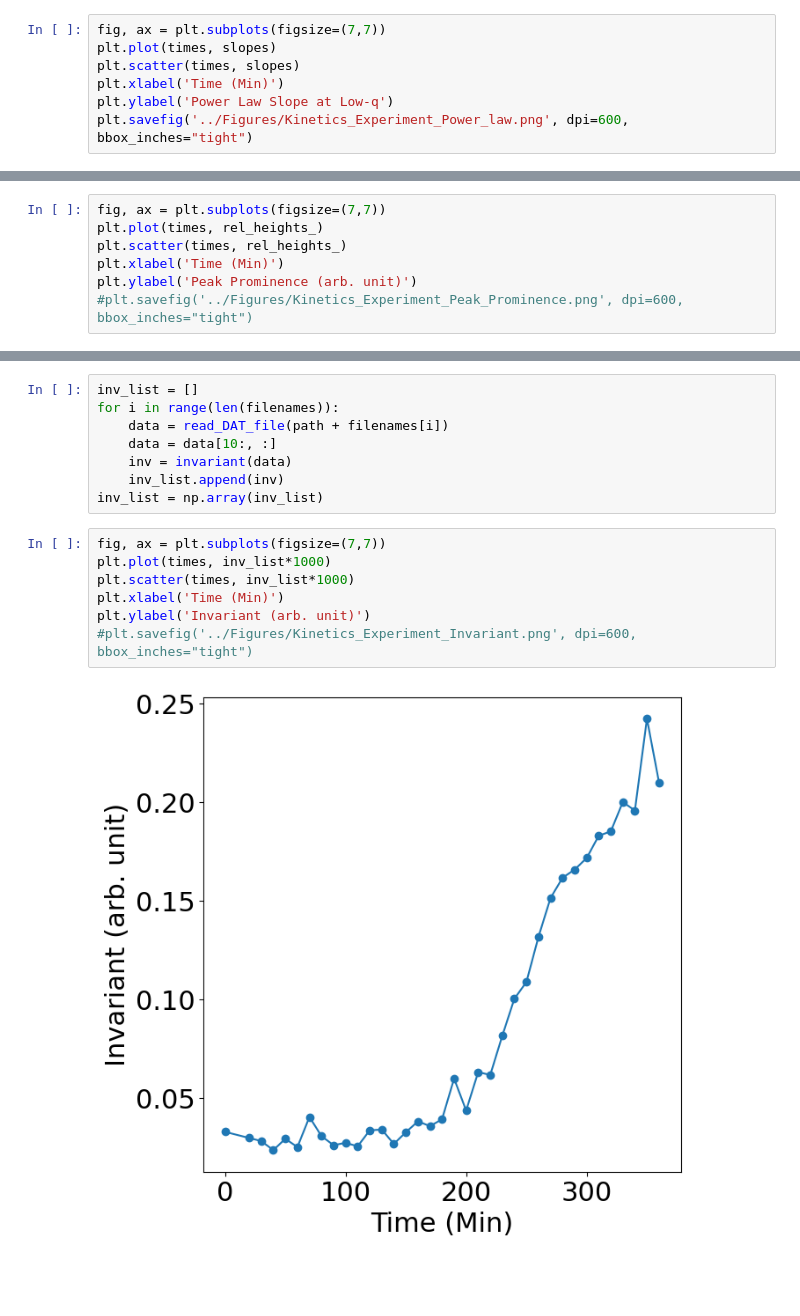
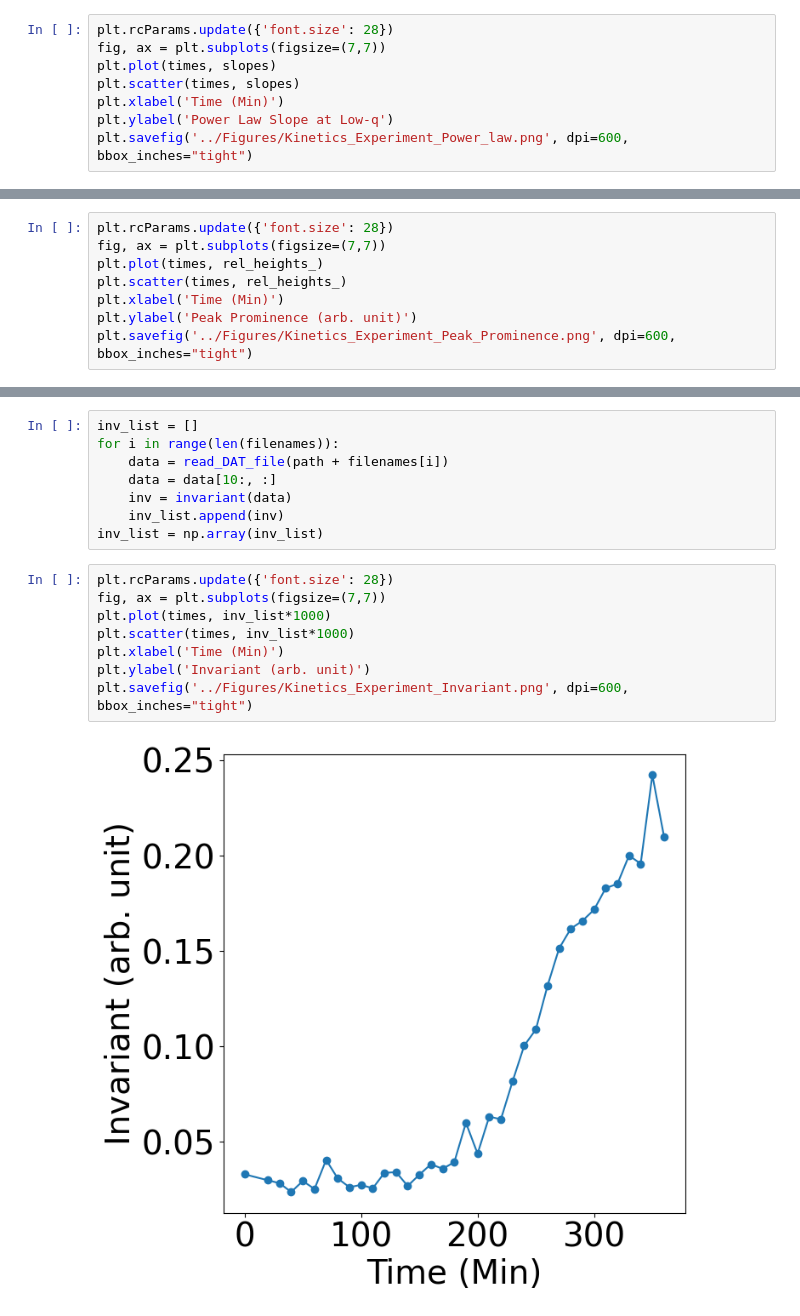
Before and after one commit to pozzo-research-group/silica_lipid_DNA, a Jupyter notebook: Notebooks/SAXS Kinetics.ipynb, the cells around one changed output, grey strips where cells are left out. Cells and saved outputs as stored; diff of their text form; blank space fills up the shorter version.

```diff
--- a/Notebooks/SAXS Kinetics.ipynb
+++ b/Notebooks/SAXS Kinetics.ipynb
@@ -259,6 +259,7 @@ slopes.shape
 # %% [output]
 (36,)
 # %%
+plt.rcParams.update({'font.size': 28})
 fig, ax = plt.subplots(figsize=(7,7))
 plt.plot(times, slopes)
 plt.scatter(times, slopes)
@@ -290,10 +291,11 @@ for i in range(len(filenames)):
     else:
         rel_heights_.append(peak_height)
 # %%
+plt.rcParams.update({'font.size': 28})
 fig, ax = plt.subplots(figsize=(7,7))
 plt.plot(times, rel_heights_)
 plt.scatter(times, rel_heights_)
 plt.xlabel('Time (Min)')
 plt.ylabel('Peak Prominence (arb. unit)')
-#plt.savefig('../Figures/Kinetics_Experiment_Peak_Prominence.png', dpi=600, bbox_inches="tight")
+plt.savefig('../Figures/Kinetics_Experiment_Peak_Prominence.png', dpi=600, bbox_inches="tight")
 # %% [output]
@@ -314,11 +316,12 @@ for i in range(len(filenames)):
     inv_list.append(inv)
 inv_list = np.array(inv_list)
 # %%
+plt.rcParams.update({'font.size': 28})
 fig, ax = plt.subplots(figsize=(7,7))
 plt.plot(times, inv_list*1000)
 plt.scatter(times, inv_list*1000)
 plt.xlabel('Time (Min)')
 plt.ylabel('Invariant (arb. unit)')
-#plt.savefig('../Figures/Kinetics_Experiment_Invariant.png', dpi=600, bbox_inches="tight")
+plt.savefig('../Figures/Kinetics_Experiment_Invariant.png', dpi=600, bbox_inches="tight")
 # %% [output]
-[figure, old version]
+[figure, new version]
```
Also changed, not shown: parts of 2 cells of this notebook, 6 other files.
